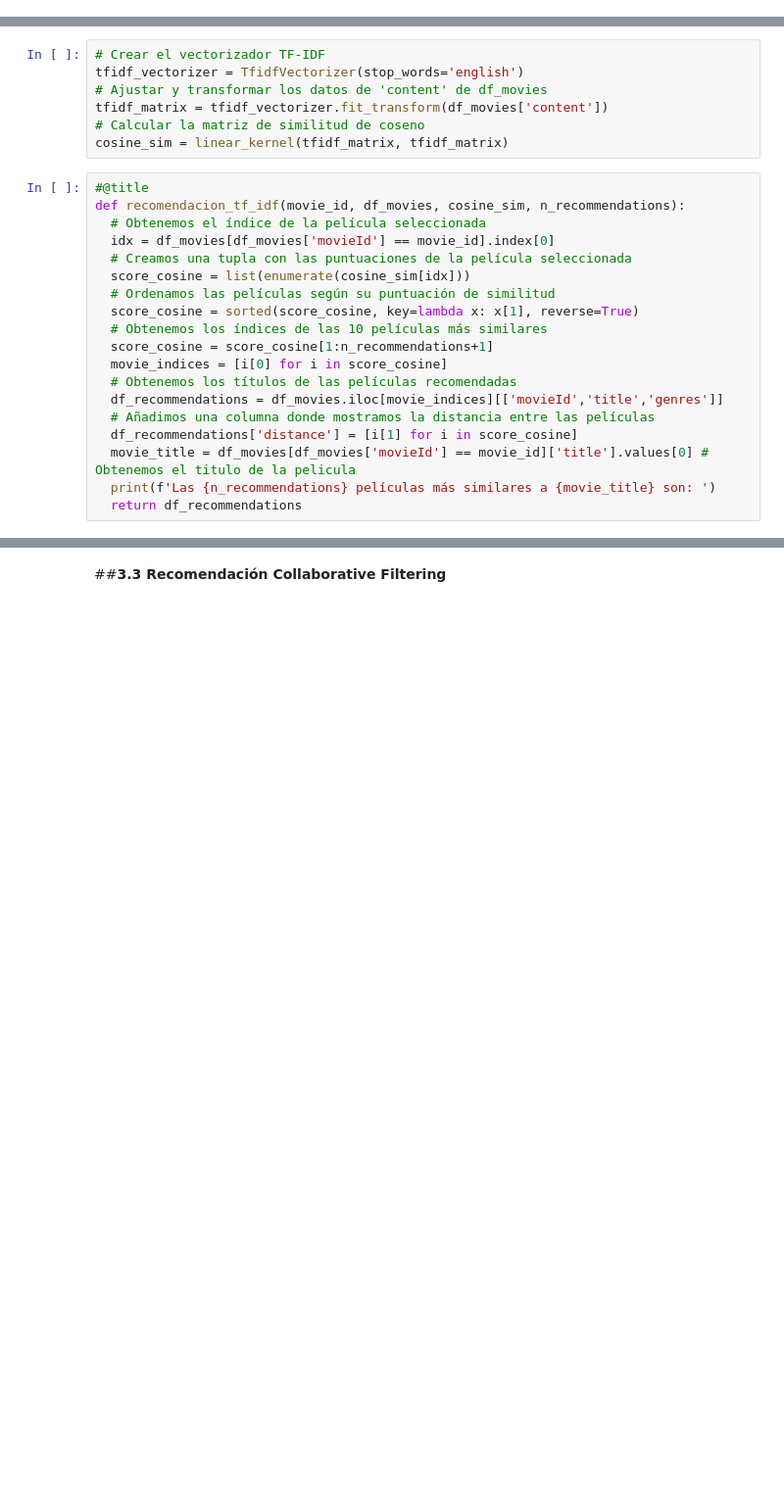
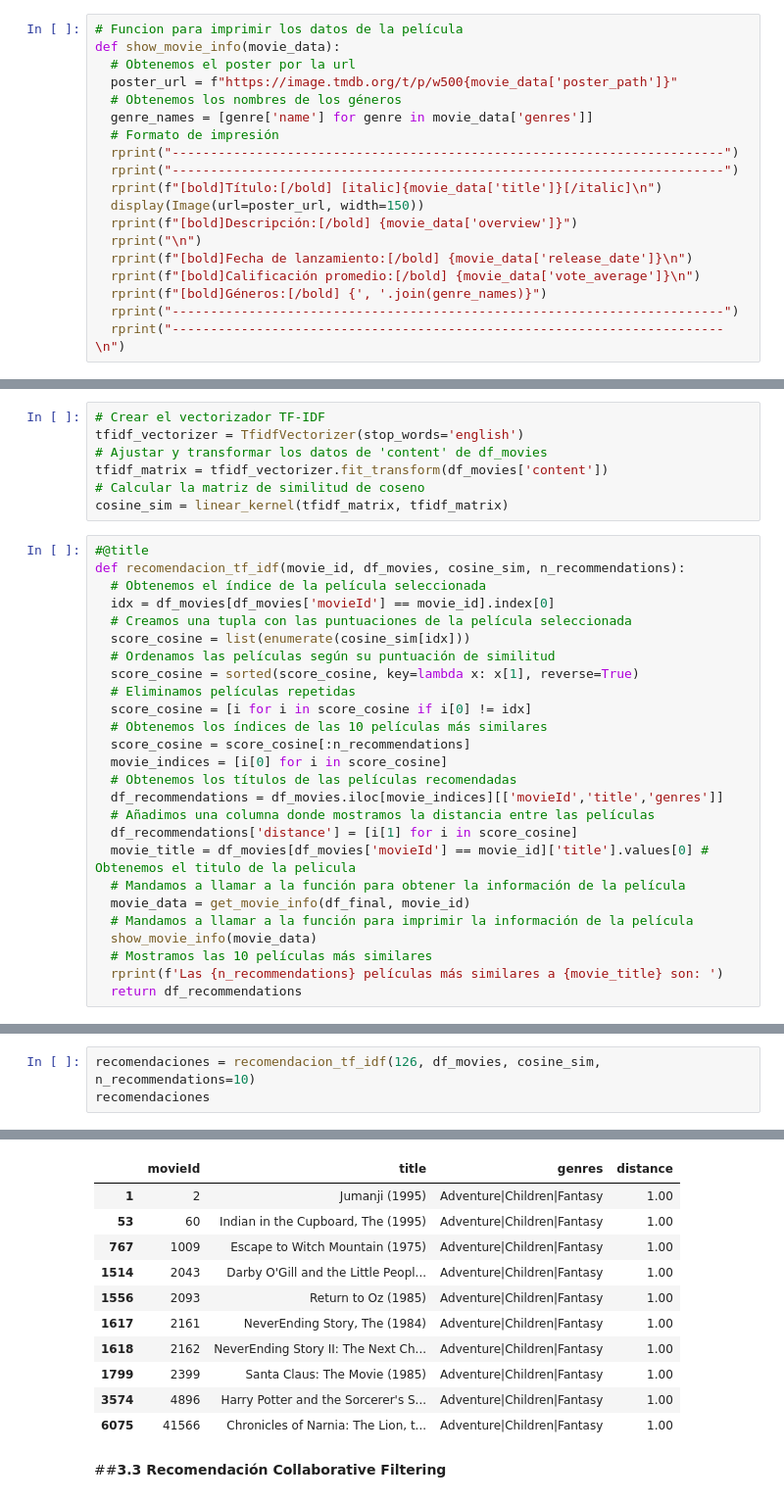
Before and after one commit to Gasca78/Movie_Recommender_Project, a Jupyter notebook: Movie_Recommender_System_ML.ipynb, the cells around one changed output, grey strips where cells are left out. Shown: that part at 98% size. Cells and saved outputs as stored; diff of their text form; blank space fills up the shorter version.

```diff
--- a/Movie_Recommender_System_ML.ipynb
+++ b/Movie_Recommender_System_ML.ipynb
@@ -361,3 +432,22 @@ plt.show()
+# %%
+# Funcion para imprimir los datos de la película
+def show_movie_info(movie_data):
+  # Obtenemos el poster por la url
+  poster_url = f"https://image.tmdb.org/t/p/w500{movie_data['poster_path']}"
+  # Obtenemos los nombres de los géneros
+  genre_names = [genre['name'] for genre in movie_data['genres']]
+  # Formato de impresión
+  rprint("------------------------------------------------------------------------")
+  rprint("------------------------------------------------------------------------")
+  rprint(f"[bold]Título:[/bold] [italic]{movie_data['title']}[/italic]\n")
+  display(Image(url=poster_url, width=150))
+  rprint(f"[bold]Descripción:[/bold] {movie_data['overview']}")
+  rprint("\n")
+  rprint(f"[bold]Fecha de lanzamiento:[/bold] {movie_data['release_date']}\n")
+  rprint(f"[bold]Calificación promedio:[/bold] {movie_data['vote_average']}\n")
+  rprint(f"[bold]Géneros:[/bold] {', '.join(genre_names)}")
+  rprint("------------------------------------------------------------------------")
+  rprint("------------------------------------------------------------------------\n")
 # %% [markdown]
 #**3. Estrategias de Recomendación**
 
@@ -470,15 +583,22 @@ def recomendacion_tf_idf(movie_id, df_movies, cosine_sim, n_recommendations):
   score_cosine = list(enumerate(cosine_sim[idx]))
   # Ordenamos las películas según su puntuación de similitud
   score_cosine = sorted(score_cosine, key=lambda x: x[1], reverse=True)
+  # Eliminamos películas repetidas
+  score_cosine = [i for i in score_cosine if i[0] != idx]
   # Obtenemos los índices de las 10 películas más similares
-  score_cosine = score_cosine[1:n_recommendations+1]
+  score_cosine = score_cosine[:n_recommendations]
   movie_indices = [i[0] for i in score_cosine]
   # Obtenemos los títulos de las películas recomendadas
   df_recommendations = df_movies.iloc[movie_indices][['movieId','title','genres']]
   # Añadimos una columna donde mostramos la distancia entre las películas
   df_recommendations['distance'] = [i[1] for i in score_cosine]
   movie_title = df_movies[df_movies['movieId'] == movie_id]['title'].values[0] # Obtenemos el titulo de la pelicula
-  print(f'Las {n_recommendations} películas más similares a {movie_title} son: ')
+  # Mandamos a llamar a la función para obtener la información de la película
+  movie_data = get_movie_info(df_final, movie_id)
+  # Mandamos a llamar a la función para imprimir la información de la película
+  show_movie_info(movie_data)
+  # Mostramos las 10 películas más similares
+  rprint(f'Las {n_recommendations} películas más similares a {movie_title} son: ')
   return df_recommendations
 # %%
 recomendaciones = recomendacion_tf_idf(58559, df_movies, cosine_sim, n_recommendations=10)
@@ -496,3 +630,7 @@ Las 10 películas más similares a Dark Knight, The (2008) son:
 | 7768 | 91529 | Dark Knight Rises, The (2012) | Action|Adventure|Crime|IMAX | 0.87 |
 | 8233 | 104129 | Man of Tai Chi (2013) | Action|IMAX | 0.85 |
 | 8201 | 103339 | White House Down (2013) | Action|Drama|Thriller|IMAX | 0.82 |
+# %%
+recomendaciones = recomendacion_tf_idf(126, df_movies, cosine_sim, n_recommendations=10)
+recomendaciones
+# %% [output]
@@ -499,3 +650,14 @@ Las 10 películas más similares a Dark Knight, The (2008) son:
+|  | movieId | title | genres | distance |
+| 1 | 2 | Jumanji (1995) | Adventure|Children|Fantasy | 1.00 |
+| 53 | 60 | Indian in the Cupboard, The (1995) | Adventure|Children|Fantasy | 1.00 |
+| 767 | 1009 | Escape to Witch Mountain (1975) | Adventure|Children|Fantasy | 1.00 |
+| 1514 | 2043 | Darby O'Gill and the Little Peopl... | Adventure|Children|Fantasy | 1.00 |
+| 1556 | 2093 | Return to Oz (1985) | Adventure|Children|Fantasy | 1.00 |
+| 1617 | 2161 | NeverEnding Story, The (1984) | Adventure|Children|Fantasy | 1.00 |
+| 1618 | 2162 | NeverEnding Story II: The Next Ch... | Adventure|Children|Fantasy | 1.00 |
+| 1799 | 2399 | Santa Claus: The Movie (1985) | Adventure|Children|Fantasy | 1.00 |
+| 3574 | 4896 | Harry Potter and the Sorcerer's S... | Adventure|Children|Fantasy | 1.00 |
+| 6075 | 41566 | Chronicles of Narnia: The Lion, t... | Adventure|Children|Fantasy | 1.00 |
 # %% [markdown]
 ##**3.3 Recomendación Collaborative Filtering**
 # %%
```
Also changed, not shown: parts of 18 cells of this notebook.
